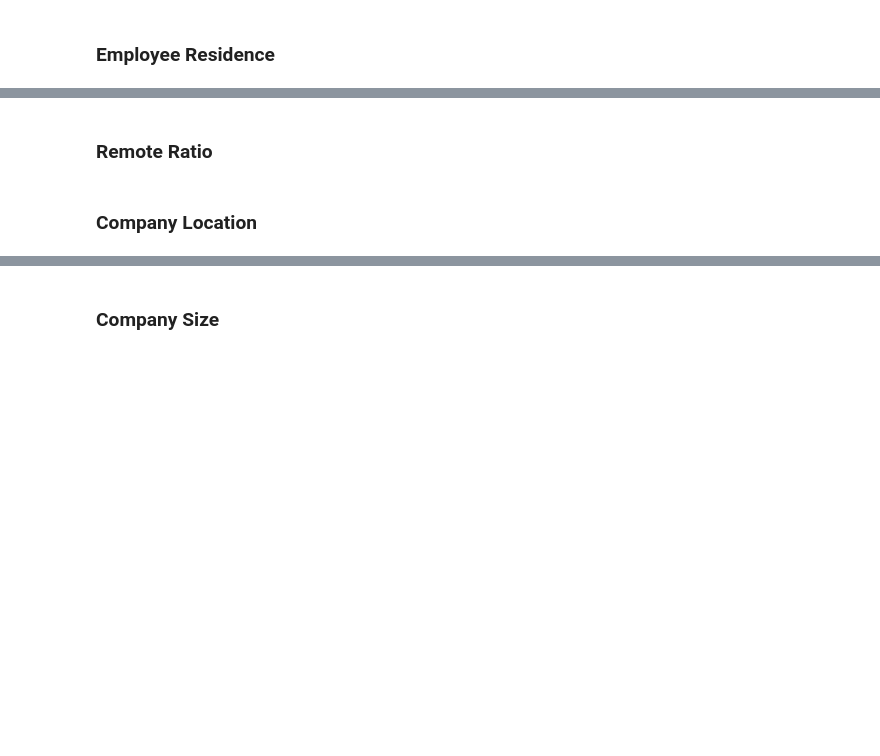
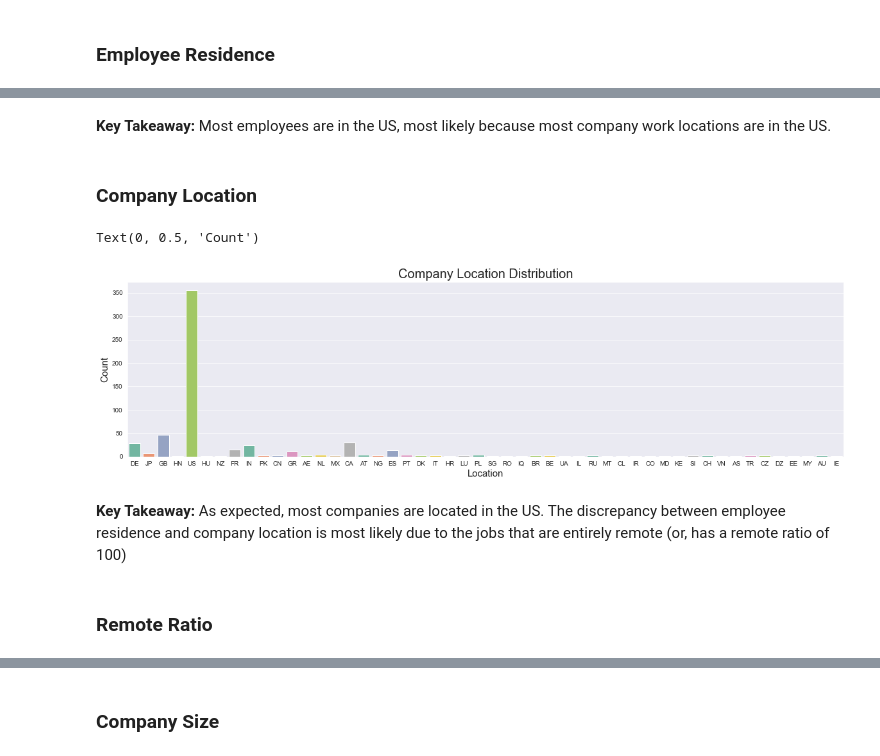
Before and after one commit to leena-kang/DS_Salary_EDA, a Jupyter notebook: EDA_Data_Salary.ipynb, the cells around one changed output, grey strips where cells are left out. Drawn from its saved outputs; the diff is of its cells as text; code cells hidden in the pictures; blank space fills up the shorter version.

```diff
--- a/EDA_Data_Salary.ipynb
+++ b/EDA_Data_Salary.ipynb
@@ -93,4 +94,18 @@ df.head()
+# %% [markdown]
+**Key Takeaway:** Most employees are in the US, most likely because most company work locations are in the US.
+# %% [markdown]
+### Company Location
+# %%
+plt.figure(figsize=(20,5))
+sns.set_style('darkgrid')
+sns.countplot(df['company_location'], palette='Set2')
+plt.title('Company Location Distribution', fontsize = 20)
+plt.xlabel('Location', fontsize = 15)
+plt.ylabel('Count', fontsize = 15)
+# %% [output]
+Text(0, 0.5, 'Count')
+[figure, added]
+# %% [markdown]
+**Key Takeaway:** As expected, most companies are located in the US. The discrepancy between employee residence and company location is most likely due to the jobs that are entirely remote (or, has a remote ratio of 100)
 # %% [markdown]
 ### Remote Ratio
-# %% [markdown]
-### Company Location
```
Also changed, not shown: parts of 15 cells of this notebook.
